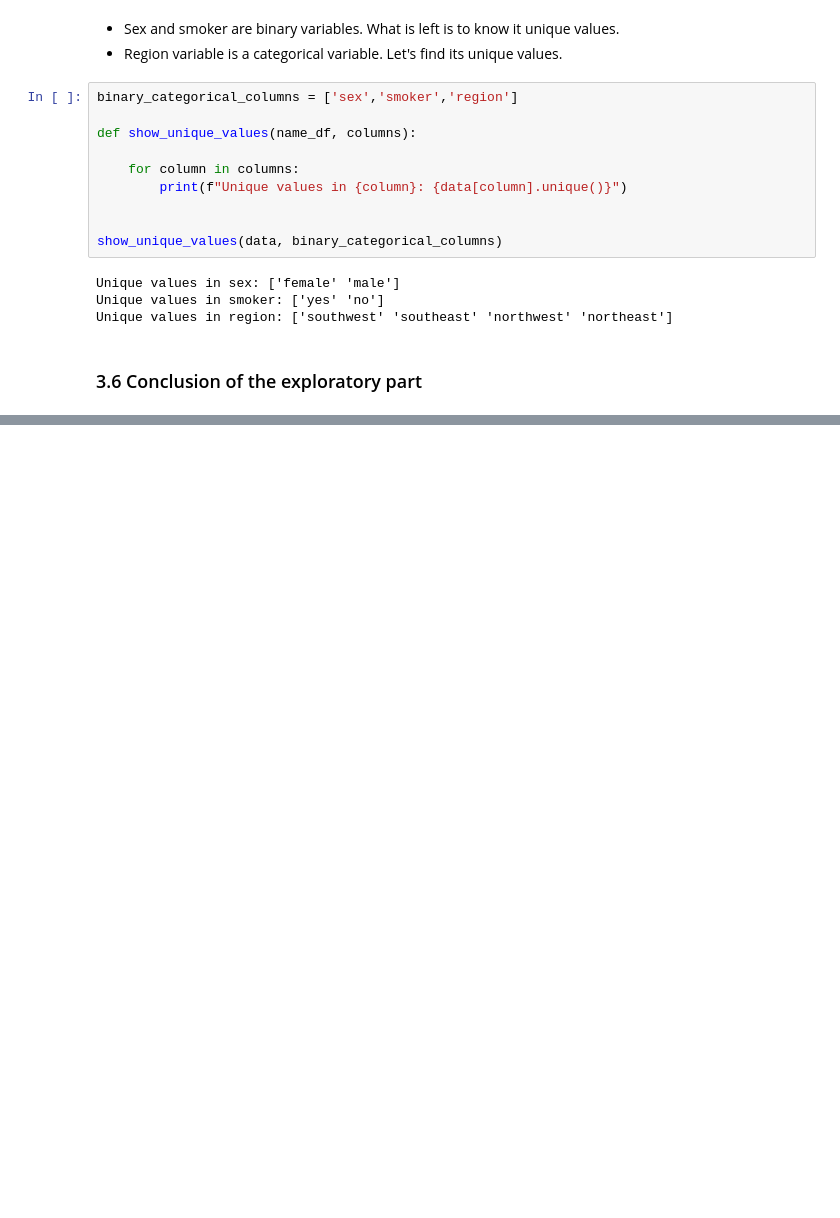
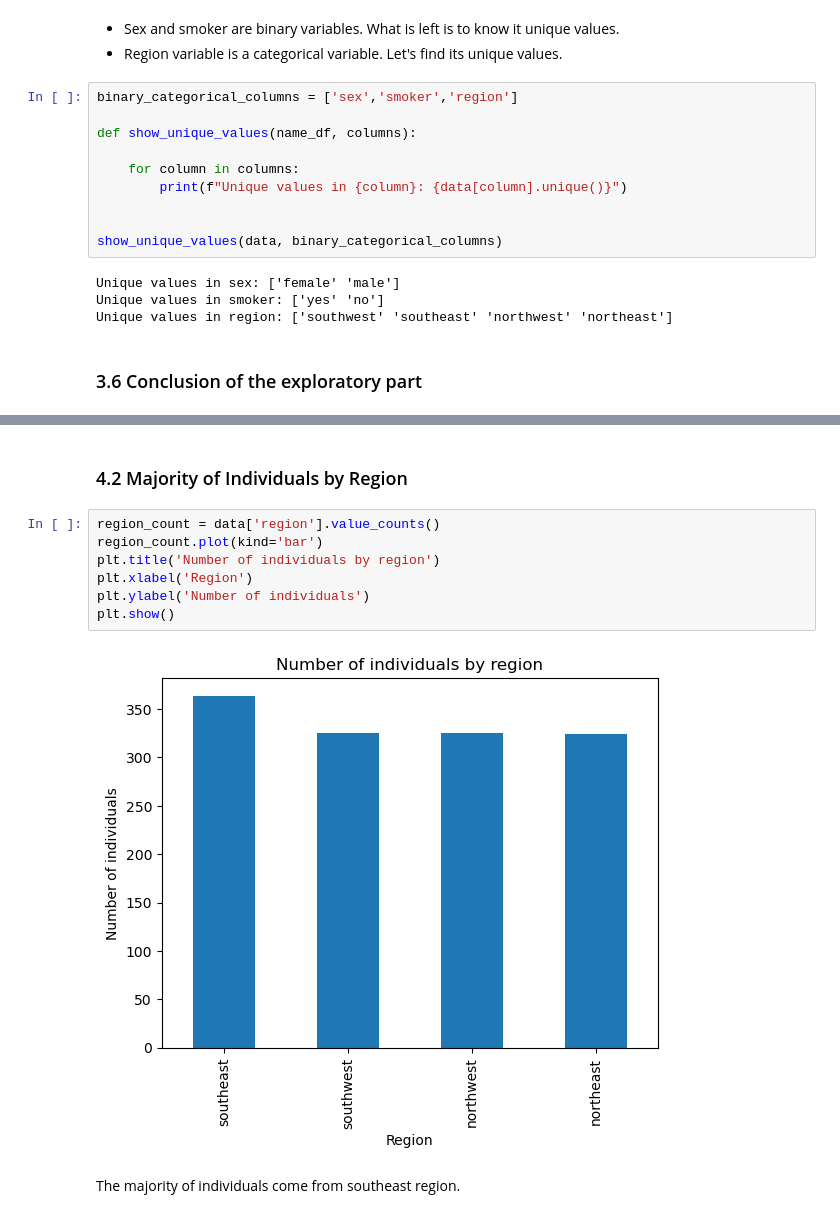
Before and after one commit to M21x1/PortfolioProjectUSMedicalInsurance36, a Jupyter notebook: us_medical_insurance_cost.ipynb, the cells around one changed output, grey strips where cells are left out. Saved outputs shown, nothing was run; the diff lists cells and outputs as text; blank space fills up the shorter version.

```diff
--- a/us_medical_insurance_cost.ipynb
+++ b/us_medical_insurance_cost.ipynb
@@ -152,0 +190,13 @@ Unique values in region: ['southwest' 'southeast' 'northwest' 'northeast']
+# %% [markdown]
+### 4.2 Majority of Individuals by Region
+# %%
+region_count = data['region'].value_counts()
+region_count.plot(kind='bar')
+plt.title('Number of individuals by region')
+plt.xlabel('Region')
+plt.ylabel('Number of individuals')
+plt.show()
+# %% [output]
+[figure, added]
+# %% [markdown]
+The majority of individuals come from southeast region.
```
Also changed, not shown: parts of 14 cells of this notebook, 1 other file.
